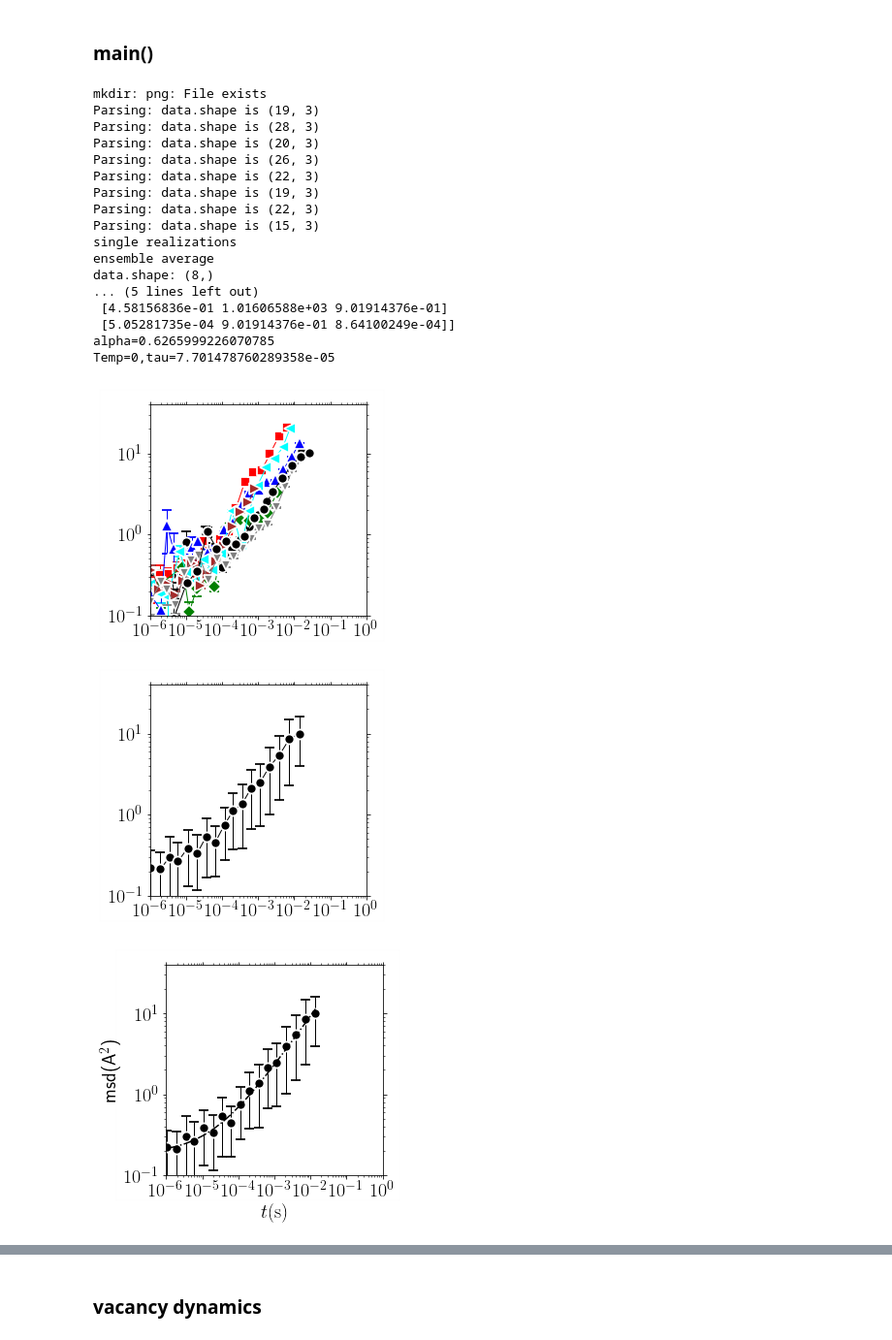
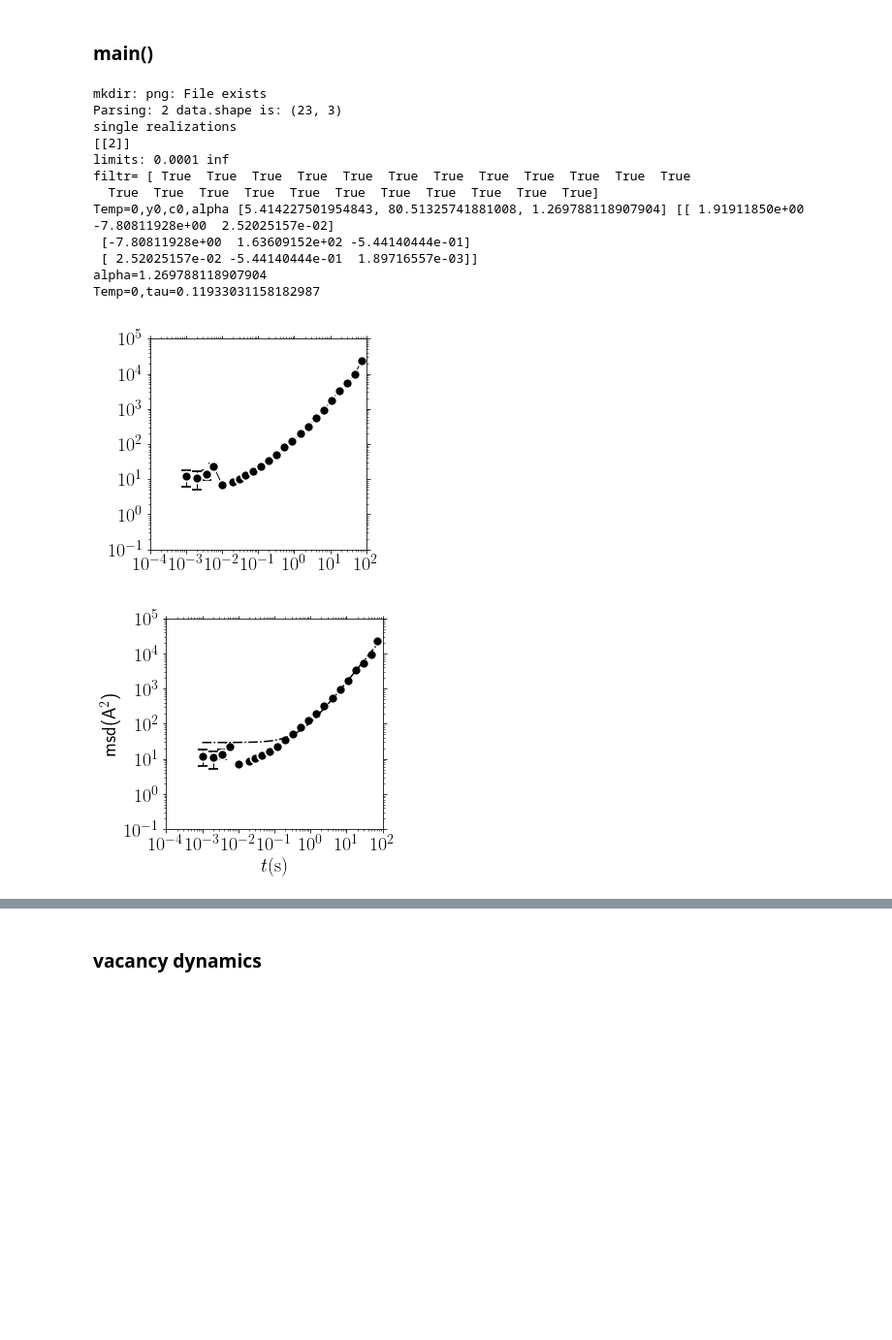
Before and after one commit to kkarimi62/hydrogenDiffusion, a Jupyter notebook: postproc/postproc.ipynb, the cells around one changed output, grey strips where cells are left out. Shown at 97% size. Saved outputs shown, nothing was run; the diff lists cells and outputs as text; code cells hidden in the pictures; blank space fills up the shorter version.

```diff
--- a/postproc/postproc.ipynb
+++ b/postproc/postproc.ipynb
@@ -1381,19 +1468,19 @@ def main():
         #--- temp object
         temp = Temperature(
     #        [1000,1200],8,
-            [0],8,
+            [0],[[2]],
              verbose = True,
                          )
         #
         #--- parse data
     #    temp.Parse(['./msd/msd.txt'])
-        temp.Parse( list(map(lambda x:'hydrogenDiffusionExtendedDislocation5th/Run%s/msd/msd.txt'%(x[1]),
+        temp.Parse( list(map(lambda x:'singleHydrogenDiffusionLong/Run%s/msd/msd.txt'%(x[1]),
                             temp.temps_runs ))
                  )
         #
         #--- plot
-        xlim=(1e-6,1e0)
-        ylim=(1e-1,4e1)
+        xlim=(1e-4,1e2)
+        ylim=(1e-1,1e5)
         print('single realizations')
         temp.Plot(**{
                       'xscale':'log',
@@ -1409,7 +1496,8 @@ def main():
         #
         #--- plot average
         #
-        if temp.nrun > 1:
+        print(temp.nrun)
+        if len(temp.nrun[0]) > 1:
             print('ensemble average')
             temp.EnsAverage(log_scale=True,n_bins_per_decade=4)
             temp.PlotAverage(**{
@@ -1460,51 +1548,45 @@ def main():
     #                     'bbox_to_anchor':(-0.05,0.23,0.5,0.5),
     #                    'title':'png/msd_temp_cantor_fit.png'},
     #             )
     #
 
 
     #    temp.PlotDiff(**{
     #                  'yscale':'log',
     #                   'xlim':(1e-12,1e-3),
     #                   'ylim':(1e-4,1e-1),
     #                   xstr=r'$1/T(K^{-1})$',
     #                   ystr=r'$D(m^2/s)$',
     #                    'title':'png/D_temp_cantor.png',
     #                    }
     #                )
 
     #     temp.PlotExponent(**{
     # #                  'yscale':'log',
     # #                   'xlim':(1e-10,1e-3),
     # #                   'ylim':(.5,1.1),
     # #                   xstr=r'$1/T(K^{-1})$',
     # #                   ystr=r'$D(m^2/s)$',
     # #                    'title':'png/alpha_temp_ni.png',
     #                     }
     #                 )
 
 main()
 # %% [output]
 mkdir: png: File exists
-Parsing: data.shape is (19, 3)
-Parsing: data.shape is (28, 3)
-Parsing: data.shape is (20, 3)
-Parsing: data.shape is (26, 3)
-Parsing: data.shape is (22, 3)
-Parsing: data.shape is (19, 3)
-Parsing: data.shape is (22, 3)
-Parsing: data.shape is (15, 3)
+Parsing: 2 data.shape is: (23, 3)
 single realizations
-ensemble average
-data.shape: (8,)
-... (5 lines left out)
- [4.58156836e-01 1.01606588e+03 9.01914376e-01]
- [5.05281735e-04 9.01914376e-01 8.64100249e-04]]
-alpha=0.6265999226070785
-Temp=0,tau=7.701478760289358e-05
+[[2]]
+limits: 0.0001 inf
+filtr= [ True  True  True  True  True  True  True  True  True  True  True  True
+  True  True  True  True  True  True  True  True  True  True  True]
+Temp=0,y0,c0,alpha [5.414227501954843, 80.51325741881008, 1.269788118907904] [[ 1.91911850e+00 -7.80811928e+00  2.52025157e-02]
+ [-7.80811928e+00  1.63609152e+02 -5.44140444e-01]
+ [ 2.52025157e-02 -5.44140444e-01  1.89716557e-03]]
+alpha=1.269788118907904
+Temp=0,tau=0.11933031158182987
-[figure, old version]
+[figure, new version]
-[figure, old version]
+[figure, new version]
-[figure, removed]
 # %%
 # data = np.loadtxt('Diffusion.dat')
 # nrow_skip = 0
```
Also changed, not shown: parts of 8 cells of this notebook, 1 other file.
